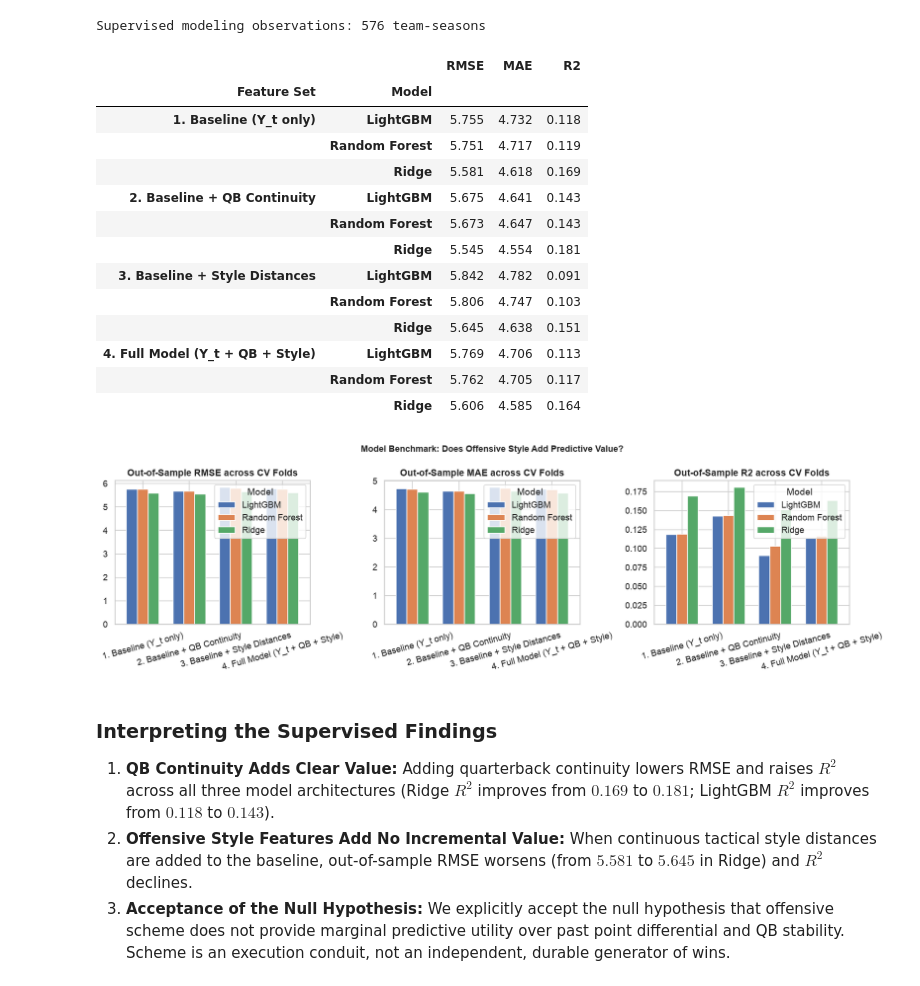
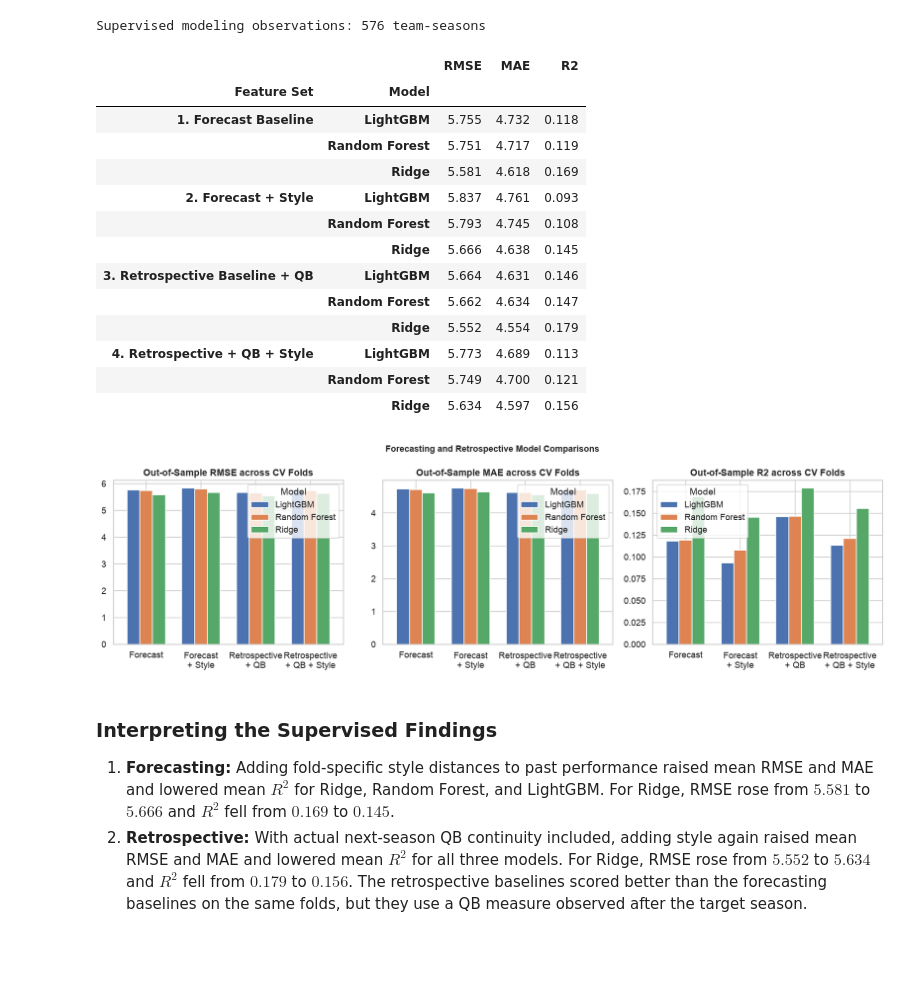
Before and after one commit to knabcd003/nfl-offensive-scheme-clustering, a Jupyter notebook: nfl_offensive_clustering.ipynb, the cells around one changed output. Cells and saved outputs as stored; diff of their text form; code cells hidden in the pictures; blank space fills up the shorter version.

```diff
--- a/nfl_offensive_clustering.ipynb
+++ b/nfl_offensive_clustering.ipynb
@@ -253,6 +259,8 @@ FEATS = ['pass_rate', 'shotgun_rate', 'no_huddle_rate', 'air_yards_per_att',
 Z_FEATS = [f'{f}_z' for f in FEATS]
 
 df_z = df_team_raw.copy()
+df_z['team_clean'] = df_z['team'].replace(TEAM_ALIASES)
+assert not df_z.duplicated(['season', 'team_clean']).any()
 for f in FEATS:
     mu  = df_z.groupby('season')[f].transform('mean')
     sig = df_z.groupby('season')[f].transform('std')
@@ -449,13 +453,14 @@ plt.show()
 # %%
 ARCHETYPES = {
-    0: 'Short-Horizontal Ball Control',
-    1: 'Deep Vertical / Power Run',
-    2: 'Hyper-Pace Spread'
+    0: 'Short-Depth Passing',
+    1: 'Shotgun / No-Huddle',
+    2: 'Deep Vertical Passing'
 }
 df_clean['archetype'] = df_clean['cluster'].map(ARCHETYPES)
 
 # Historical evolution of archetypes
 trend = pd.crosstab(df_clean['season'], df_clean['archetype'], normalize='index')
+trend = trend[list(ARCHETYPES.values())]
 
 fig, ax = plt.subplots(figsize=(12, 4.8))
 trend.plot.area(ax=ax, alpha=0.75, color=['#ff7f0e', '#2ca02c', '#1f77b4'])
@@ -635,21 +641,33 @@ CV_FOLDS = [
     {'train_end': 2010, 'eval_start': 2011, 'eval_end': 2013},
     {'train_end': 2013, 'eval_start': 2014, 'eval_end': 2016},
     {'train_end': 2016, 'eval_start': 2017, 'eval_end': 2019},
-    {'train_end': 2019, 'eval_start': 2020, 'eval_end': 2024},
+    {'train_end': 2019, 'eval_start': 2020, 'eval_end': 2023},
 ]
 
+style_cols = [f'dist_centroid_{c}' for c in range(3)]
 feature_specs = {
-    '1. Baseline (Y_t only)': ['net_pts_per_game'],
-    '2. Baseline + QB Continuity': ['net_pts_per_game', 'qb_continuity'],
-    '3. Baseline + Style Distances': ['net_pts_per_game', 'dist_centroid_0', 'dist_centroid_1', 'dist_centroid_2'],
-    '4. Full Model (Y_t + QB + Style)': ['net_pts_per_game', 'qb_continuity', 'dist_centroid_0', 'dist_centroid_1', 'dist_centroid_2']
+    '1. Forecast Baseline': ['net_pts_per_game'],
+    '2. Forecast + Style': ['net_pts_per_game'] + style_cols,
+    '3. Retrospective Baseline + QB': ['net_pts_per_game', 'qb_continuity'],
+    '4. Retrospective + QB + Style': ['net_pts_per_game', 'qb_continuity'] + style_cols,
 }
 
 cv_records = []
-for spec_name, f_cols in feature_specs.items():
-    for fold in CV_FOLDS:
-        tr = df_model[df_model['season'] <= fold['train_end']]
-        te = df_model[(df_model['season'] >= fold['eval_start']) & (df_model['season'] <= fold['eval_end'])]
+for fold in CV_FOLDS:
+    tr = df_model[df_model['season'] <= fold['train_end']].copy()
+    te = df_model[df_model['season'].between(fold['eval_start'], fold['eval_end'])].copy()
+
+    # Training outcomes are known at fit time, before the first evaluation target season.
+    assert tr['season'].max() < te['season'].min()
+    assert tr['target_season'].max() <= fold['eval_start'] < te['target_season'].min()
+
+    # Learn offensive archetypes using training seasons only.
+    km_fold = KMeans(n_clusters=3, init='k-means++', n_init=100, random_state=42)
+    km_fold.fit(tr[Z_FEATS])
+    tr[style_cols] = km_fold.transform(tr[Z_FEATS])
+    te[style_cols] = km_fold.transform(te[Z_FEATS])
+
+    for spec_name, f_cols in feature_specs.items():
         Xtr, ytr = tr[f_cols].values, tr['y_next'].values
         Xte, yte = te[f_cols].values, te['y_next'].values
 
@@ -677,41 +695,41 @@ summary
 # %% [output]
 |  |  | RMSE | MAE | R2 |
 | Feature Set | Model |  |  |  |
-| 1. Baseline (Y_t only) | LightGBM | 5.755 | 4.732 | 0.118 |
+| 1. Forecast Baseline | LightGBM | 5.755 | 4.732 | 0.118 |
 |  | Random Forest | 5.751 | 4.717 | 0.119 |
 |  | Ridge | 5.581 | 4.618 | 0.169 |
-| 2. Baseline + QB Continuity | LightGBM | 5.675 | 4.641 | 0.143 |
-|  | Random Forest | 5.673 | 4.647 | 0.143 |
-|  | Ridge | 5.545 | 4.554 | 0.181 |
-| 3. Baseline + Style Distances | LightGBM | 5.842 | 4.782 | 0.091 |
-|  | Random Forest | 5.806 | 4.747 | 0.103 |
-|  | Ridge | 5.645 | 4.638 | 0.151 |
-| 4. Full Model (Y_t + QB + Style) | LightGBM | 5.769 | 4.706 | 0.113 |
-|  | Random Forest | 5.762 | 4.705 | 0.117 |
-|  | Ridge | 5.606 | 4.585 | 0.164 |
+| 2. Forecast + Style | LightGBM | 5.837 | 4.761 | 0.093 |
+|  | Random Forest | 5.793 | 4.745 | 0.108 |
+|  | Ridge | 5.666 | 4.638 | 0.145 |
+| 3. Retrospective Baseline + QB | LightGBM | 5.664 | 4.631 | 0.146 |
+|  | Random Forest | 5.662 | 4.634 | 0.147 |
+|  | Ridge | 5.552 | 4.554 | 0.179 |
+| 4. Retrospective + QB + Style | LightGBM | 5.773 | 4.689 | 0.113 |
+|  | Random Forest | 5.749 | 4.700 | 0.121 |
+|  | Ridge | 5.634 | 4.597 | 0.156 |
 # %%
 fig, axes = plt.subplots(1, 3, figsize=(15, 4.5))
 metrics = ['RMSE', 'MAE', 'R2']
 
 for i, metric in enumerate(metrics):
     piv = df_cv.pivot_table(index='Feature Set', columns='Model', values=metric, aggfunc='mean')
-    piv.plot.bar(ax=axes[i], rot=15, width=0.7)
+    piv.index = ['Forecast', 'Forecast\n+ Style', 'Retrospective\n+ QB', 'Retrospective\n+ QB + Style']
+    piv.plot.bar(ax=axes[i], rot=0, width=0.7)
     axes[i].set_title(f'Out-of-Sample {metric} across CV Folds', fontweight='bold')
     axes[i].set_xlabel('')
     if metric == 'R2':
         axes[i].axhline(0, color='gray', linestyle='--', lw=0.8)
 
-plt.suptitle('Model Benchmark: Does Offensive Style Add Predictive Value?', fontsize=12, fontweight='bold')
+plt.suptitle('Forecasting and Retrospective Model Comparisons', fontsize=12, fontweight='bold')
 plt.tight_layout()
 plt.show()
 # %% [output]
-[figure, old version]
+[figure, new version]
 # %% [markdown]
 ### Interpreting the Supervised Findings
 
-1. **QB Continuity Adds Clear Value:** Adding quarterback continuity lowers RMSE and raises $R^2$ across all three model architectures (Ridge $R^2$ improves from $0.169$ to $0.181$; LightGBM $R^2$ improves from $0.118$ to $0.143$).
-2. **Offensive Style Features Add No Incremental Value:** When continuous tactical style distances are added to the baseline, out-of-sample RMSE worsens (from $5.581$ to $5.645$ in Ridge) and $R^2$ declines.
-3. **Acceptance of the Null Hypothesis:** We explicitly accept the null hypothesis that offensive scheme does not provide marginal predictive utility over past point differential and QB stability. Scheme is an execution conduit, not an independent, durable generator of wins.
+1. **Forecasting:** Adding fold-specific style distances to past performance raised mean RMSE and MAE and lowered mean $R^2$ for Ridge, Random Forest, and LightGBM. For Ridge, RMSE rose from $5.581$ to $5.666$ and $R^2$ fell from $0.169$ to $0.145$.
+2. **Retrospective:** With actual next-season QB continuity included, adding style again raised mean RMSE and MAE and lowered mean $R^2$ for all three models. For Ridge, RMSE rose from $5.552$ to $5.634$ and $R^2$ fell from $0.179$ to $0.156$. The retrospective baselines scored better than the forecasting baselines on the same folds, but they use a QB measure observed after the target season.
 # %% [markdown]
 ## 9. Conclusion, Key Takeaways, and Limitations
 
```
Also changed, not shown: parts of 26 cells of this notebook.
